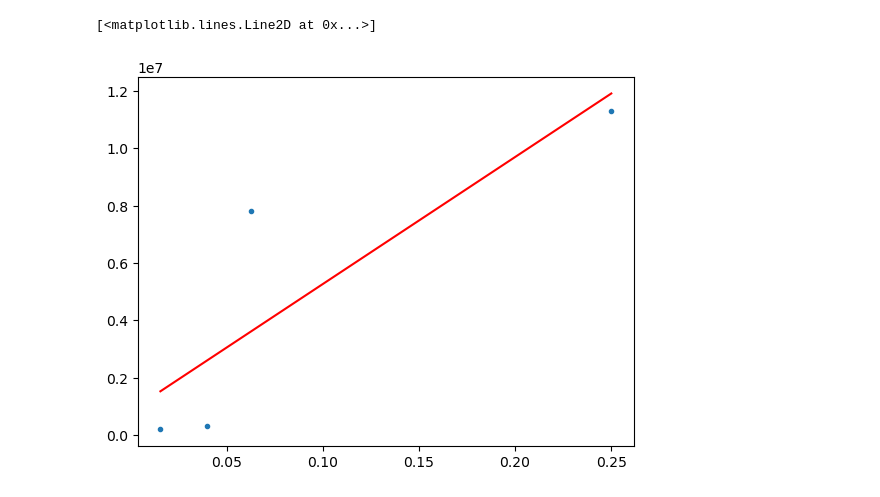
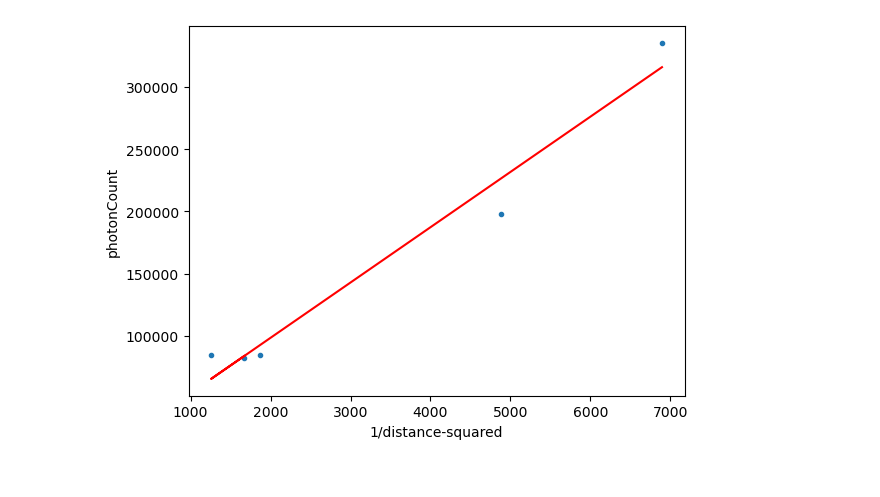
Before and after one commit to nicomii/astro_ladder, a Jupyter notebook: X-rayFlash.ipynb, the cells around one changed output. Cells and saved outputs as stored; diff of their text form; code cells hidden in the pictures.

Commit message:
Updated xray Flash

```diff
--- a/X-rayFlash.ipynb
+++ b/X-rayFlash.ipynb
@@ -62,0 +79,15 @@ FE34    Bottom   7.08 -38.33        197713         8
+# %%
+#identify a home galaxy for each of the highest flashes
+
+#repeat for every flash
+for i in range(0, k):
+    #get coords of x-ray flash
+    bx=hfx[i]
+    by=hfy[i]
+    #find home galaxy
+    identifier=home(gx, gy, bx, by, length) #returns index of home galaxy
+
+    #distance of the xray flash= distance of closest galaxy
+    hfdlist[i]=gdlist[identifier]
+
+print(hfdlist)
@@ -63,15 +96,14 @@ FE34    Bottom   7.08 -38.33        197713         8
 # %%
-#highestFlashes dataframe to arrays
-photonCountList = highestFlashes['Photon-Count'].to_numpy()
-distanceList = highestFlashes['distance'].to_numpy()
-xList=[0]*k
+#plot distance versus photon count for highest x-ray flashes
+
+xList=[0.0]*k
 
 #x=1/d^2, find x for each d and store in parallel array
 for a in range (0, k):
-    xList[a]=1/(distanceList[a]**2)
+    if hfdlist[a]>0:
+        xList[a]=1/(hfdlist[a]**2)
 
-#plot graph of x against photon count
-plt.plot(xList, photonCountList, marker='o', ls="none")
-plt.xlabel("1/distance-squared")
-plt.ylabel("photonCount")
-plt.show()
+graphdf = pd.DataFrame(data=[xList, photonCountList], index=['newxlist', 'plist']).T
+graphdf.query('newxlist>0', inplace=True)
+finalxlist = graphdf['newxlist'].to_numpy()
+finalplist = graphdf['plist'].to_numpy()
@@ -80,17 +110,19 @@ plt.show()
 # %%
 #plot line and find gradient m
 
-A = numpy.vander(xList,2)
+A = numpy.vander(finalxlist,2)
 # the Vandermonde matrix of order N is the matrix of polynomials of an input vector 1, x, x**2, etc
 
-b, residuals, rank, s = numpy.linalg.lstsq(A,photonCountList)
+b, residuals, rank, s = numpy.linalg.lstsq(A,finalplist)
 #print('parameters: %.2f, %.2f' % (b[0],b[1]))
 m=b[0]
 
 reconstructed = A @ b # @ is shorthand for matrix multiplication in python
 
-plt.plot(xList,photonCountList,'.')
-plt.plot(xList,reconstructed,'-r')
+plt.plot(finalxlist,finalplist,'.')
+plt.plot(finalxlist,reconstructed,'-r')
+plt.xlabel("1/distance-squared")
+plt.ylabel("photonCount")
+plt.show()
 # %% [output]
-[<matplotlib.lines.Line2D at 0x...>]
-[figure, old version]
+[figure, new version]
```
Also changed, not shown: parts of 13 cells of this notebook.
